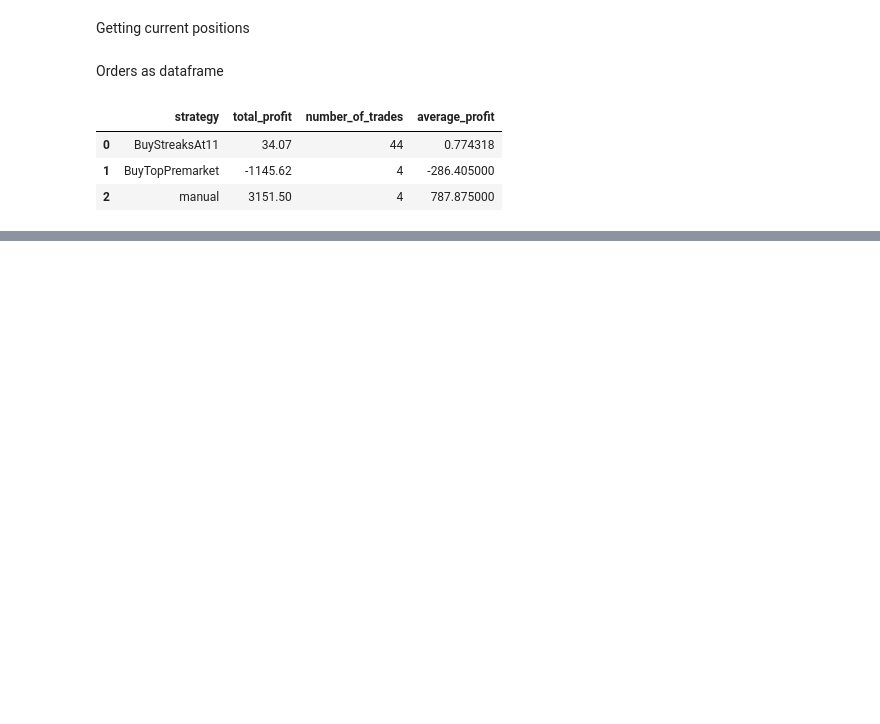
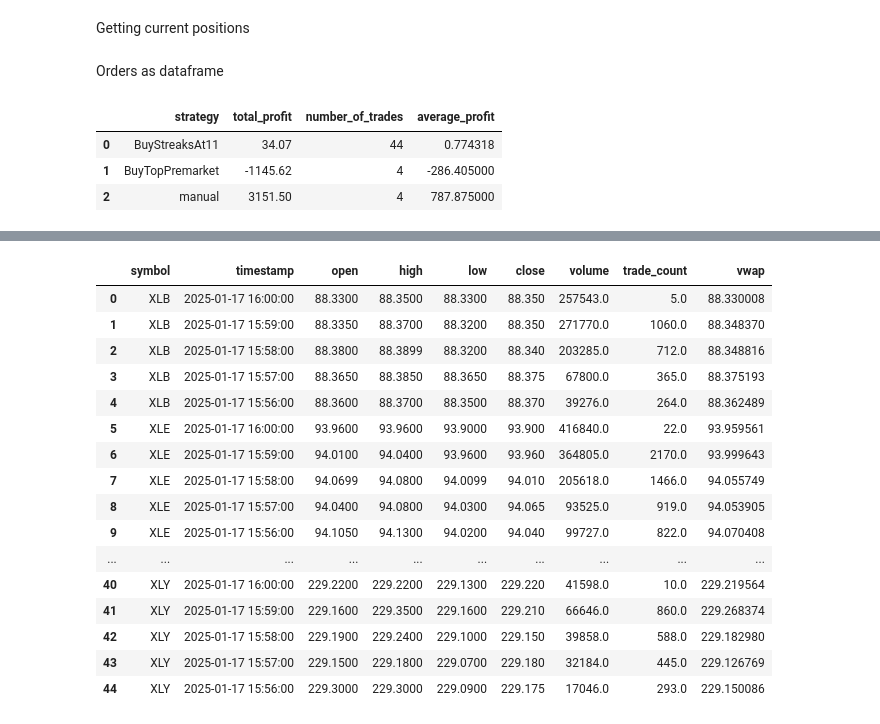
Before and after one commit to alexanu/alpaca_snippets, a Jupyter notebook: alpaca_plays.ipynb, the cells around one changed output, grey strips where cells are left out. Drawn from its saved outputs; the diff is of its cells as text; code cells hidden in the pictures; blank space fills up the shorter version.

```diff
--- a/alpaca_plays.ipynb
+++ b/alpaca_plays.ipynb
@@ -485,0 +864,2 @@ df
+# %%
+alpaca = utils_for_alpaca.MyAlpaca(os.environ['ALPACA_API_KEY_PAPER'],os.environ['ALPACA_API_SECRET_PAPER'])
@@ -485,0 +910,4 @@ df
+# %%
+symbols = ['XLB', 'XLE', 'XLF', 'XLI', 'XLK', 'XLP', 'XLY', 'XLU', 'XLV']
+df_day = alpaca.get_history(symbols=symbols, periods=1, FrameLength=1, frame = 'day')
+df_day
@@ -485,0 +927,4 @@ df
+# %%
+df_1min = alpaca.get_history(symbols=symbols, periods=5, FrameLength=1)
+df_1min
+# %% [output]
@@ -485,0 +933,17 @@ df
+|  | symbol | timestamp | open | high | low | close | volume | trade_count | vwap |
+| 0 | XLB | 2025-01-17 16:00:00 | 88.3300 | 88.3500 | 88.3300 | 88.350 | 257543.0 | 5.0 | 88.330008 |
+| 1 | XLB | 2025-01-17 15:59:00 | 88.3350 | 88.3700 | 88.3200 | 88.350 | 271770.0 | 1060.0 | 88.348370 |
+| 2 | XLB | 2025-01-17 15:58:00 | 88.3800 | 88.3899 | 88.3200 | 88.340 | 203285.0 | 712.0 | 88.348816 |
+| 3 | XLB | 2025-01-17 15:57:00 | 88.3650 | 88.3850 | 88.3650 | 88.375 | 67800.0 | 365.0 | 88.375193 |
+| 4 | XLB | 2025-01-17 15:56:00 | 88.3600 | 88.3700 | 88.3500 | 88.370 | 39276.0 | 264.0 | 88.362489 |
+| 5 | XLE | 2025-01-17 16:00:00 | 93.9600 | 93.9600 | 93.9000 | 93.900 | 416840.0 | 22.0 | 93.959561 |
+| 6 | XLE | 2025-01-17 15:59:00 | 94.0100 | 94.0400 | 93.9600 | 93.960 | 364805.0 | 2170.0 | 93.999643 |
+| 7 | XLE | 2025-01-17 15:58:00 | 94.0699 | 94.0800 | 94.0099 | 94.010 | 205618.0 | 1466.0 | 94.055749 |
+| 8 | XLE | 2025-01-17 15:57:00 | 94.0400 | 94.0800 | 94.0300 | 94.065 | 93525.0 | 919.0 | 94.053905 |
+| 9 | XLE | 2025-01-17 15:56:00 | 94.1050 | 94.1300 | 94.0200 | 94.040 | 99727.0 | 822.0 | 94.070408 |
+| ... | ... | ... | ... | ... | ... | ... | ... | ... | ... |
+| 40 | XLY | 2025-01-17 16:00:00 | 229.2200 | 229.2200 | 229.1300 | 229.220 | 41598.0 | 10.0 | 229.219564 |
+| 41 | XLY | 2025-01-17 15:59:00 | 229.1600 | 229.3500 | 229.1600 | 229.210 | 66646.0 | 860.0 | 229.268374 |
+| 42 | XLY | 2025-01-17 15:58:00 | 229.1900 | 229.2400 | 229.1000 | 229.150 | 39858.0 | 588.0 | 229.182980 |
+| 43 | XLY | 2025-01-17 15:57:00 | 229.1500 | 229.1800 | 229.0700 | 229.180 | 32184.0 | 445.0 | 229.126769 |
+| 44 | XLY | 2025-01-17 15:56:00 | 229.3000 | 229.3000 | 229.0900 | 229.175 | 17046.0 | 293.0 | 229.150086 |
```
Also changed, not shown: parts of 122 cells of this notebook, 29 other files.
